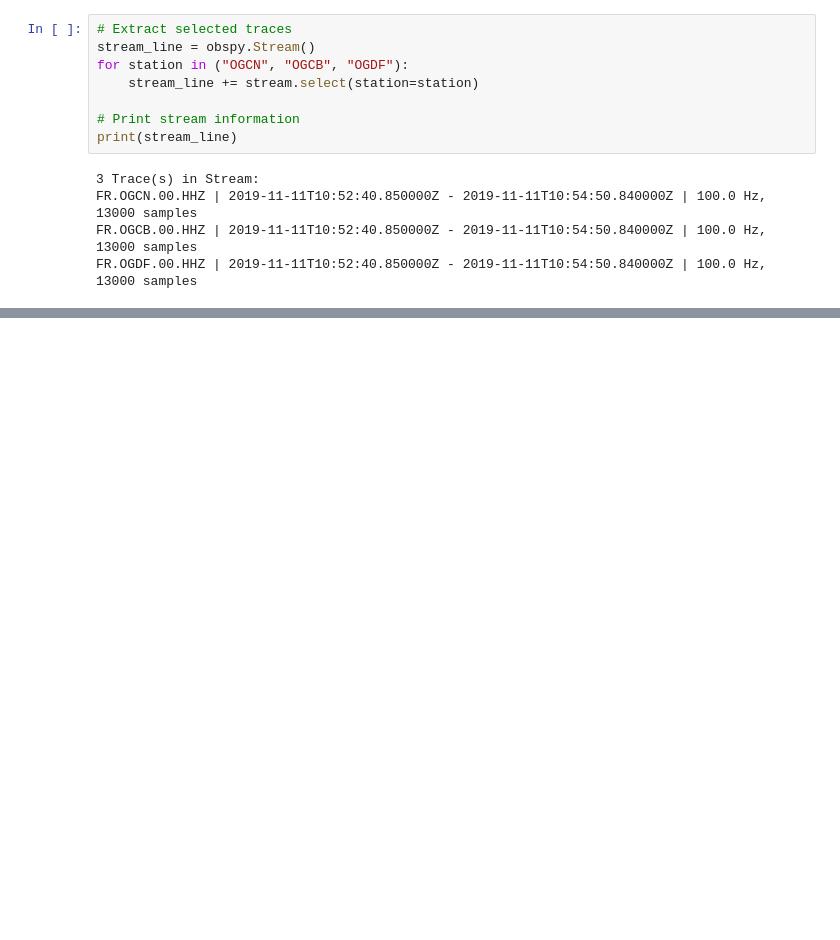
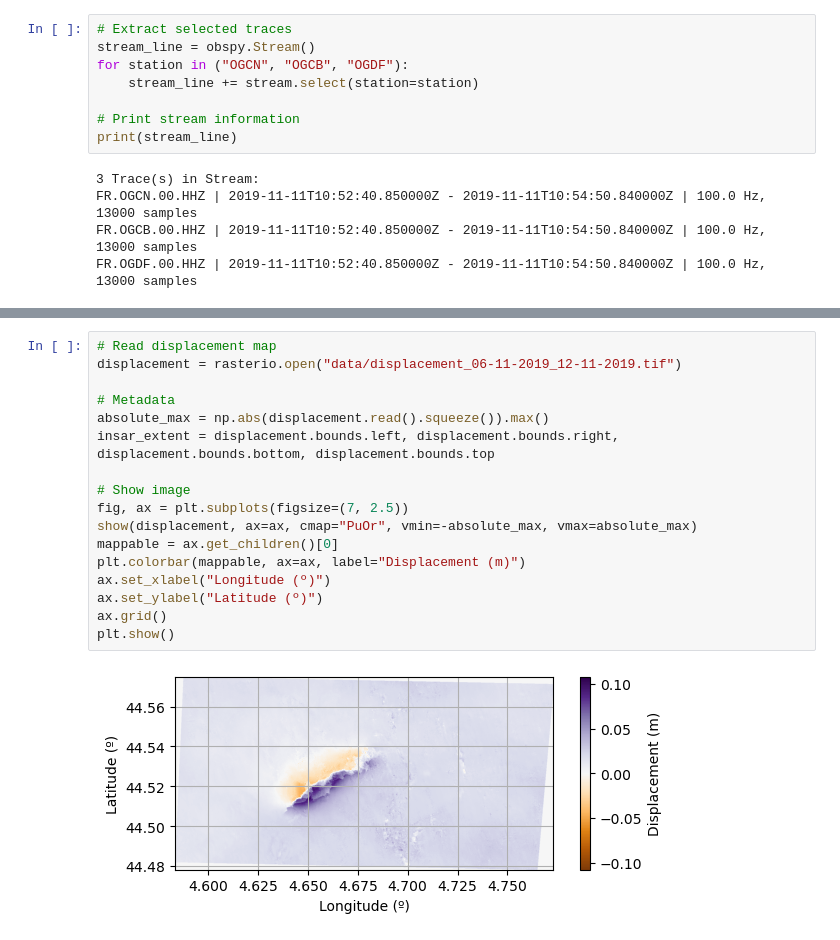
Before and after one commit to leonard-seydoux/earth-data-science, a Jupyter notebook: labs/2_epicenter/epicenter.ipynb, the cells around one changed output, grey strips where cells are left out. Saved outputs shown, nothing was run; the diff lists cells and outputs as text; blank space fills up the shorter version.

```diff
--- a/labs/2_epicenter/epicenter.ipynb
+++ b/labs/2_epicenter/epicenter.ipynb
@@ -672,0 +278,19 @@ Journal article (in English): https://doi.org/10.1038/s43247-020-0012-z
+# %%
+# Read displacement map
+displacement = rasterio.open("data/displacement_06-11-2019_12-11-2019.tif")
+
+# Metadata
+absolute_max = np.abs(displacement.read().squeeze()).max()
+insar_extent = displacement.bounds.left, displacement.bounds.right, displacement.bounds.bottom, displacement.bounds.top
+
+# Show image
+fig, ax = plt.subplots(figsize=(7, 2.5))
+show(displacement, ax=ax, cmap="PuOr", vmin=-absolute_max, vmax=absolute_max)
+mappable = ax.get_children()[0]
+plt.colorbar(mappable, ax=ax, label="Displacement (m)")
+ax.set_xlabel("Longitude (º)")
+ax.set_ylabel("Latitude (º)")
+ax.grid()
+plt.show()
+# %% [output]
+[figure, added]
```
Also changed, not shown: parts of 50 cells of this notebook, 2 other files.
